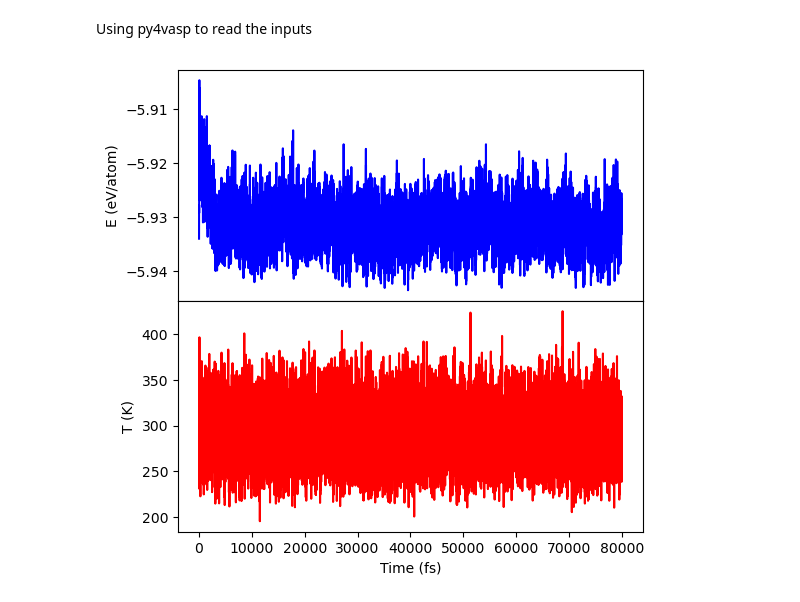
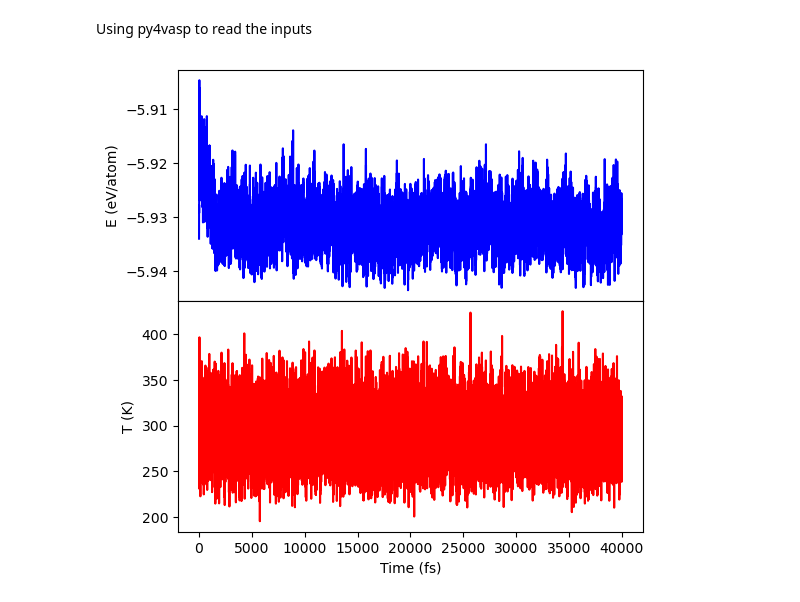
Before and after one commit to hugo-neto/COQ-878, a Jupyter notebook: FinalWork/MLFF_VASP/BO-AIMD_MLFF6/MLFF6.ipynb, the cells around one changed output. Saved outputs shown, nothing was run; the diff lists cells and outputs as text; code cells hidden in the pictures.

Commit message:
Updating the E,T plot

```diff
--- a/FinalWork/MLFF_VASP/BO-AIMD_MLFF6/MLFF6.ipynb
+++ b/FinalWork/MLFF_VASP/BO-AIMD_MLFF6/MLFF6.ipynb
@@ -296,13 +296,13 @@ temp  = my_calc.energy[:].to_numpy("temperature")
 steps = np.arange(1, len(toten)+1)
 # %%
 fig, ax = plt.subplots(2, 1, figsize=(6,6), sharex='all', gridspec_kw={'hspace': 0, 'wspace': 0})
-ax[0].plot(steps, toten, color="b")
+ax[0].plot(steps/2, toten, color="b")
 ax[0].set_ylabel('E (eV/atom)')
 
 # plot the temperature of the system as subplots
-ax[1].plot(steps, temp, color="r")
+ax[1].plot(steps/2, temp, color="r")
 ax[1].set_ylabel('T (K)')
 ax[1].set_xlabel('Time (fs)')
 plt.savefig("Cellulose_Beta_NVT_300K_VASPMLFF.png", dpi=300, bbox_inches='tight')
 # %% [output]
-[figure, old version]
+[figure, new version]
```
Also changed, not shown: 1 other file.
